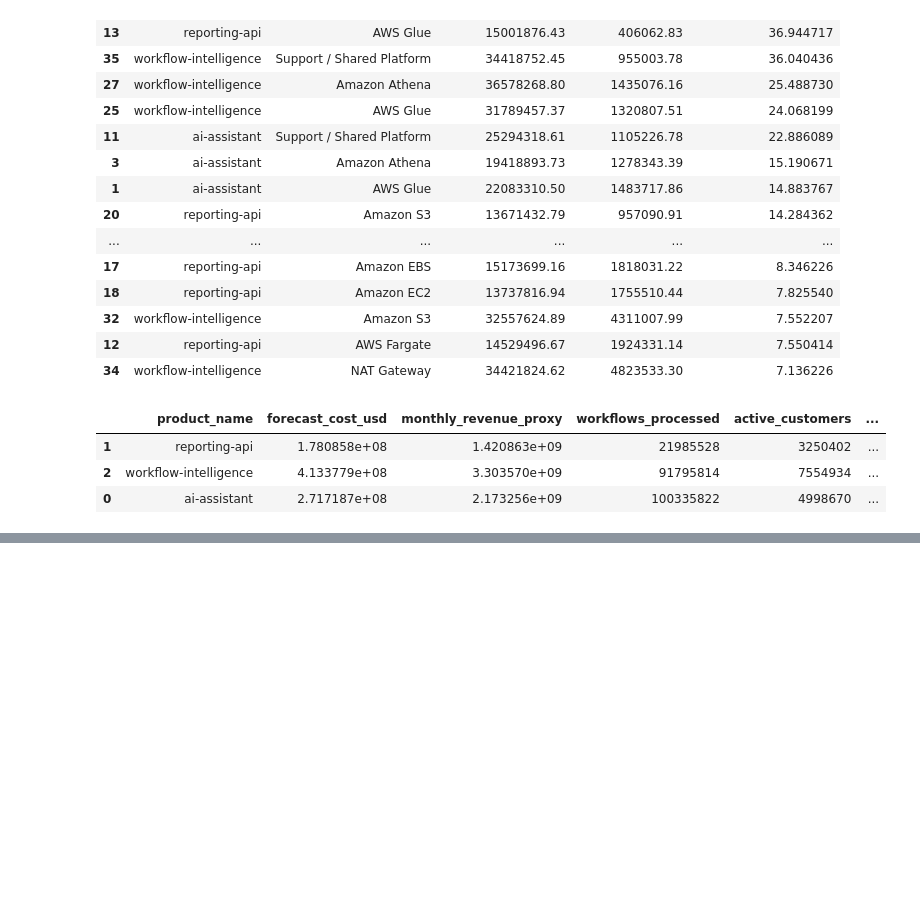
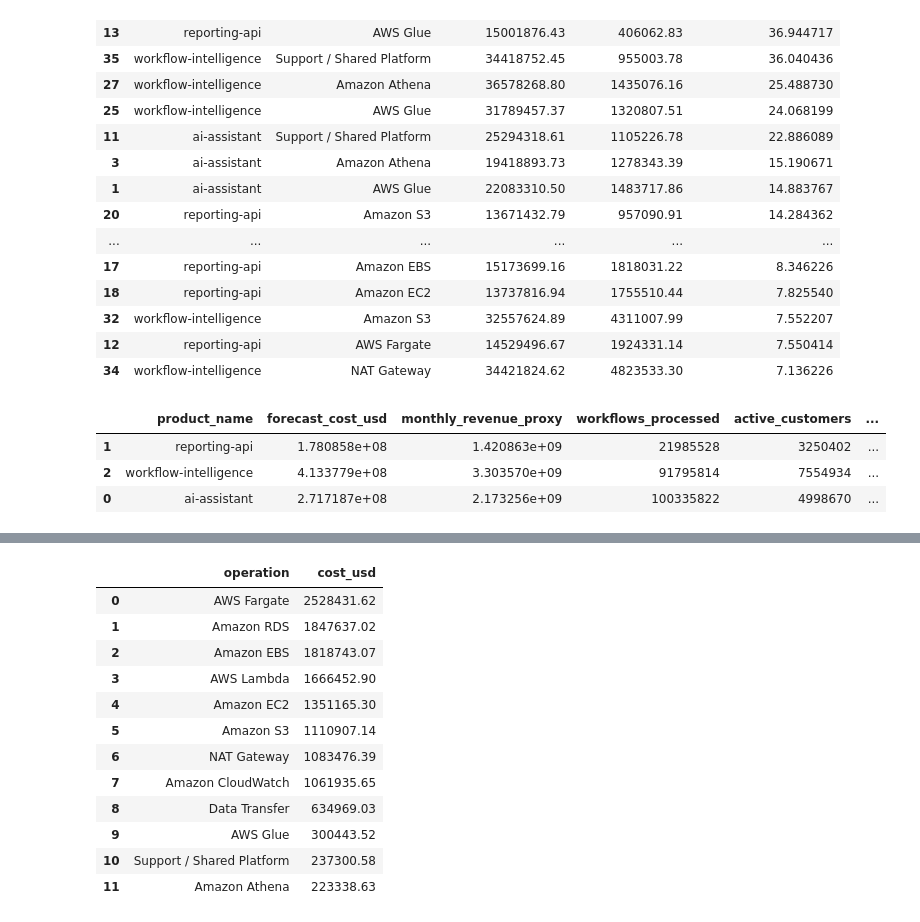
Before and after one commit to emel333/finops-dojo-lab, a Jupyter notebook: 01-aws-ai-saas-case/analysis/analysis2.ipynb, the cells around one changed output, grey strips where cells are left out. Saved outputs shown, nothing was run; the diff lists cells and outputs as text; code cells hidden in the pictures; blank space fills up the shorter version.

```diff
--- a/01-aws-ai-saas-case/analysis/analysis2.ipynb
+++ b/01-aws-ai-saas-case/analysis/analysis2.ipynb
@@ -1432,0 +1624,29 @@ unit_summary
+# %%
+sql = """
+SELECT
+    operation,
+    SUM(cost_usd) AS cost_usd
+FROM billing_case01
+WHERE account_name = 'ai-products'
+  AND environment = 'product-analytics'
+  AND operation IS NOT NULL
+GROUP BY operation
+ORDER BY cost_usd DESC
+"""
+
+df_ai_prod_analytics_services = pd.read_sql(sql, conn)
+df_ai_prod_analytics_services
+# %% [output]
+|  | operation | cost_usd |
+| 0 | AWS Fargate | 2528431.62 |
+| 1 | Amazon RDS | 1847637.02 |
+| 2 | Amazon EBS | 1818743.07 |
+| 3 | AWS Lambda | 1666452.90 |
+| 4 | Amazon EC2 | 1351165.30 |
+| 5 | Amazon S3 | 1110907.14 |
+| 6 | NAT Gateway | 1083476.39 |
+| 7 | Amazon CloudWatch | 1061935.65 |
+| 8 | Data Transfer | 634969.03 |
+| 9 | AWS Glue | 300443.52 |
+| 10 | Support / Shared Platform | 237300.58 |
+| 11 | Amazon Athena | 223338.63 |
```
Also changed, not shown: parts of 13 cells of this notebook.
